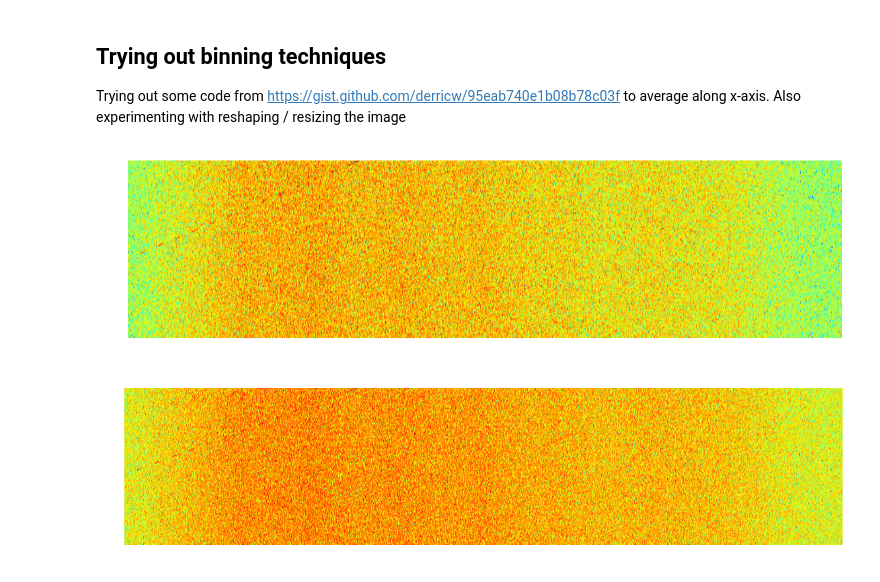
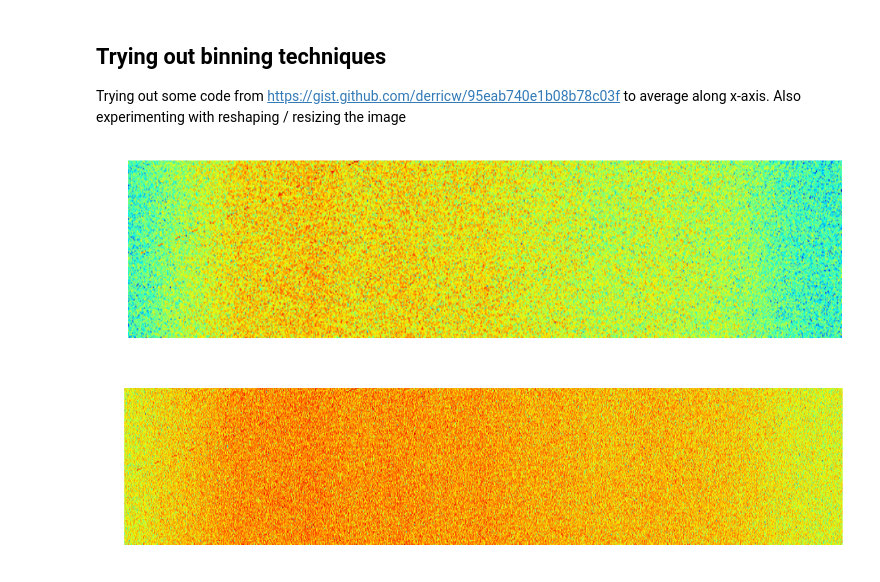
Before and after one commit to akashmjn/cs341-ibm-seti, a Jupyter notebook: data-generate-images-activations.ipynb, the cells around one changed output. Drawn from its saved outputs; the diff is of its cells as text; code cells hidden in the pictures.

```diff
--- a/data-generate-images-activations.ipynb
+++ b/data-generate-images-activations.ipynb
@@ -49,11 +47,11 @@ def showImageFromSpec(spec,imsize,binFactor,save=False,filename=None):
 # %%
 # spec = subsetSpectrograms['narrowband'][1]
 # spec = subsetSpectrograms['squiggle'][1]
 # spec = subsetSpectrograms['squigglesquarepulsednarrowband'][2]
 spec = subsetSpectrograms['squarepulsednarrowband'][0]
-showImageFromSpec(spec,(896,224),4,save=False,filename="resized_spec")
+showImageFromSpec(spec,(896,224),8,save=False,filename="resized_spec")
 # %% [output]
-[figure, old version]
+[figure, new version]
 # %%
 # Using code from https://gist.github.com/derricw/95eab740e1b08b78c03f, reducing along x axis
 # Seeing how much file can be reduced in size. Ignoring first row to make it 128x6144
```
Also changed, not shown: parts of 6 cells of this notebook, 2 other files.
